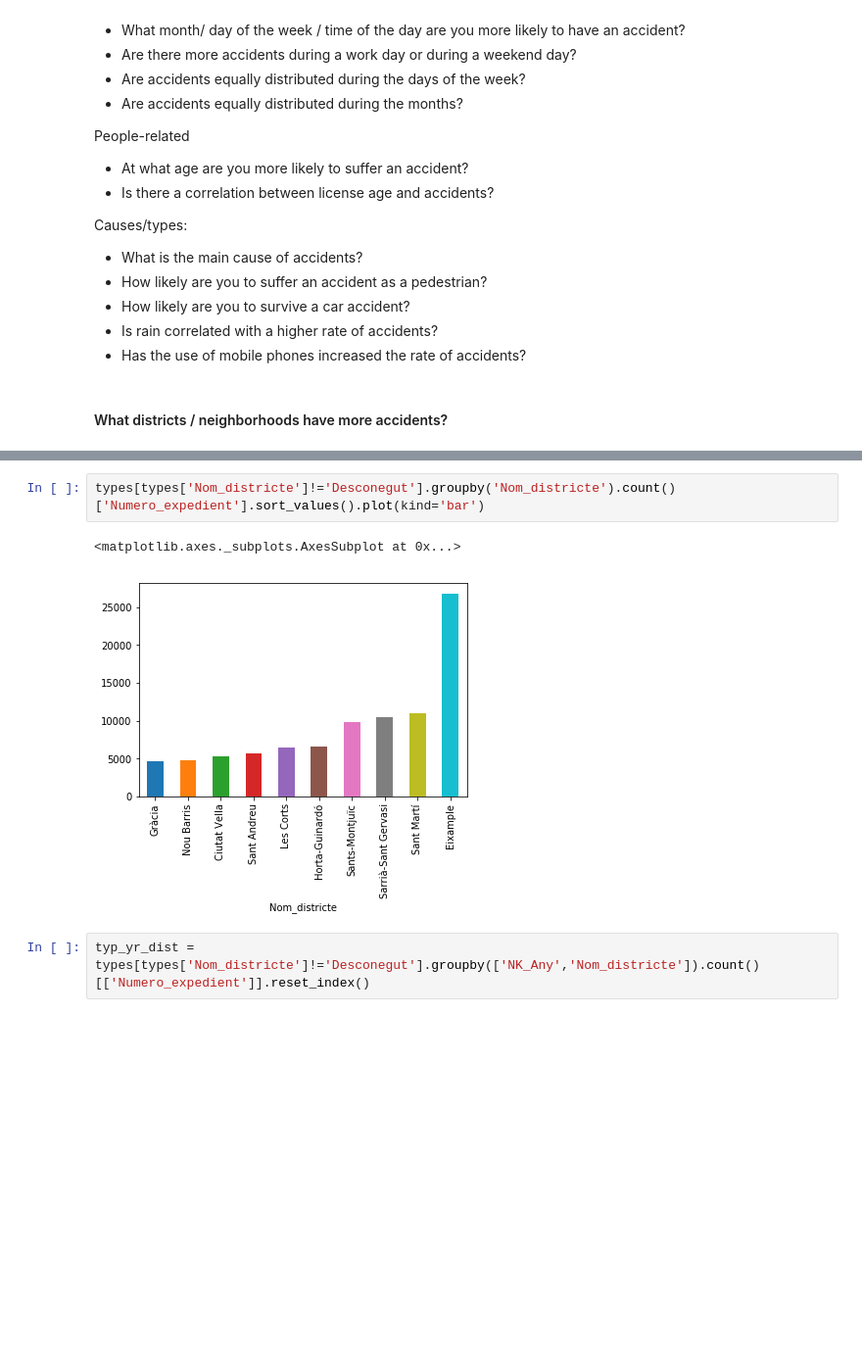
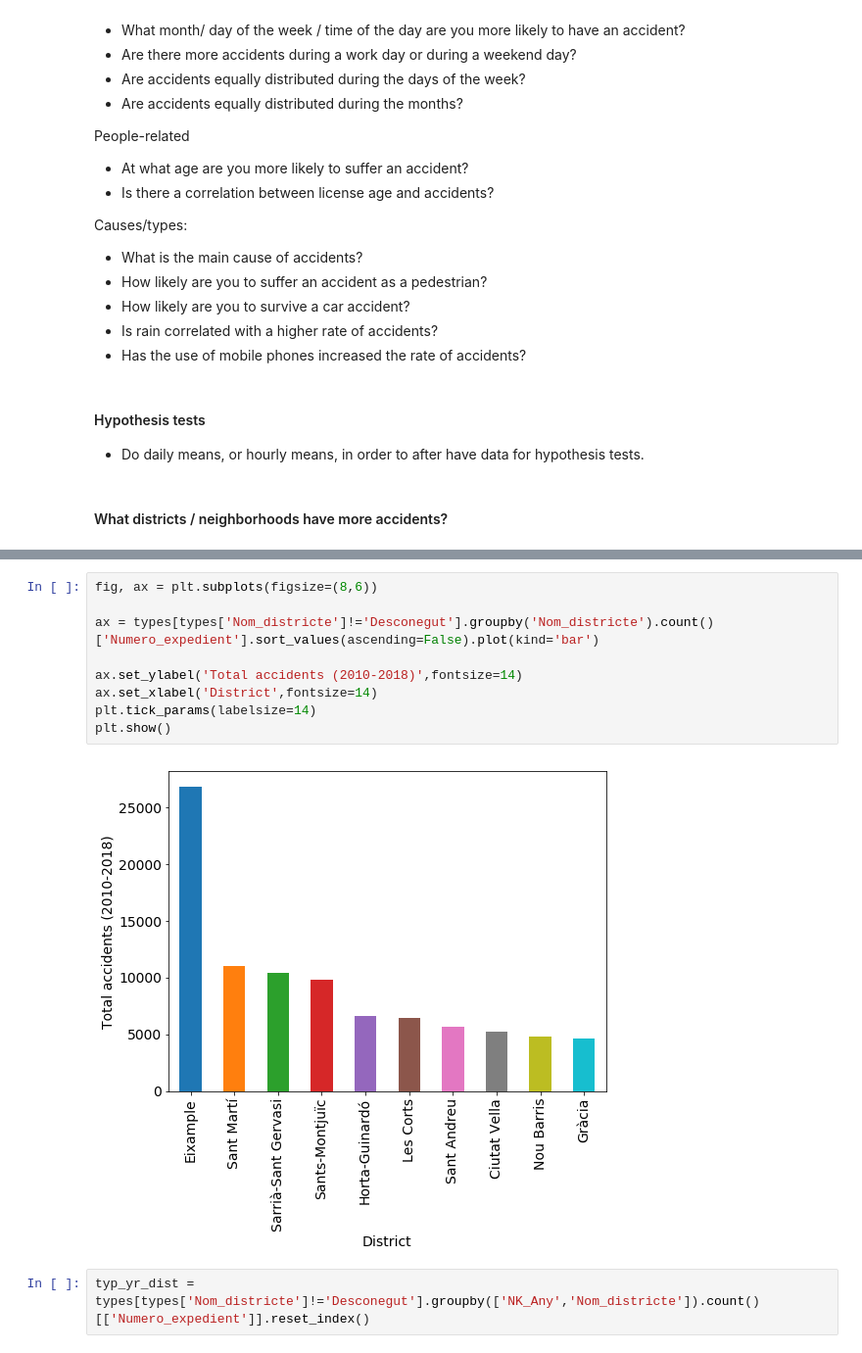
Before and after one commit to roger-roig/your-own-project, a Jupyter notebook: project_roger_2.ipynb, the cells around one changed output, grey strips where cells are left out. Shown at 98% size. Saved outputs shown, nothing was run; the diff lists cells and outputs as text; blank space fills up the shorter version.

```diff
--- a/project_roger_2.ipynb
+++ b/project_roger_2.ipynb
@@ -69,6 +69,10 @@ Causes/types:
 - How likely are you to survive a car accident?
 - Is rain correlated with a higher rate of accidents?
 - Has the use of mobile phones increased the rate of accidents?
+# %% [markdown]
+#### Hypothesis tests
+
+- Do daily means, or hourly means, in order to after have data for hypothesis tests.
 # %% [markdown]
 #### What districts / neighborhoods have more accidents?
 # %%
@@ -80,11 +84,17 @@ types.head()
 | 2 | 2010S005591 | 10 | Sant Martí | 64 | el Camp de l'Arpa del Clot | 297001 | Sant Antoni Maria Claret | ... |
 | 3 | 2010S008924 | 10 | Sant Martí | 64 | el Camp de l'Arpa del Clot | 161407 | Indústria | ... |
 | 4 | 2010S000187 | 10 | Sant Martí | 64 | el Camp de l'Arpa del Clot | 350308 | València | ... |
-# %%
-types[types['Nom_districte']!='Desconegut'].groupby('Nom_districte').count()['Numero_expedient'].sort_values().plot(kind='bar')
-# %% [output]
-<matplotlib.axes._subplots.AxesSubplot at 0x...>
-[figure, removed]
+# %%
+fig, ax = plt.subplots(figsize=(8,6))
+
+ax = types[types['Nom_districte']!='Desconegut'].groupby('Nom_districte').count()['Numero_expedient'].sort_values(ascending=False).plot(kind='bar')
+
+ax.set_ylabel('Total accidents (2010-2018)',fontsize=14)
+ax.set_xlabel('District',fontsize=14)
+plt.tick_params(labelsize=14)
+plt.show()
+# %% [output]
+[figure, added]
 # %%
 typ_yr_dist = types[types['Nom_districte']!='Desconegut'].groupby(['NK_Any','Nom_districte']).count()[['Numero_expedient']].reset_index()
 # %%
```
Also changed, not shown: parts of 137 cells of this notebook.
